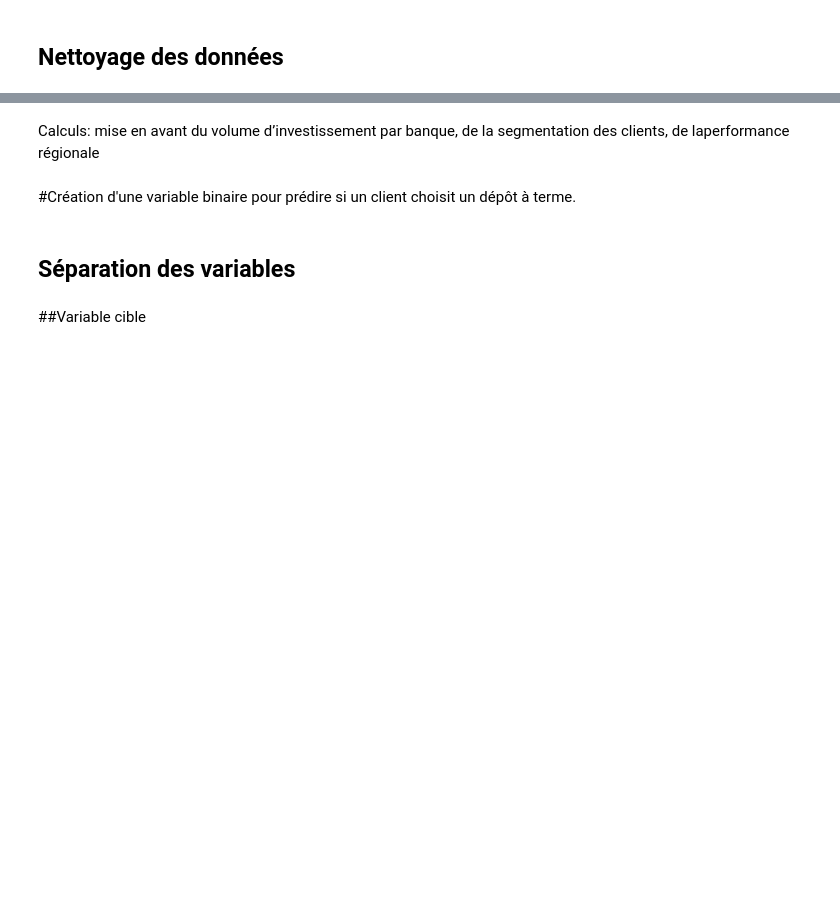
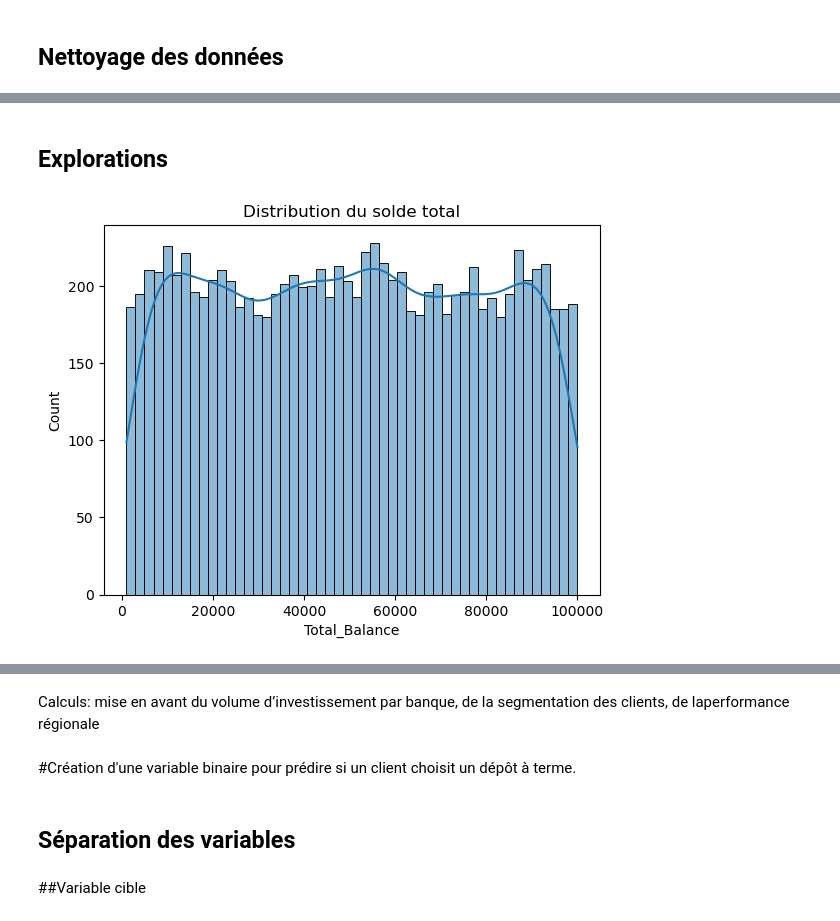
Before and after one commit to Miriam-Delgado/BankingMLProject, a Jupyter notebook: notebooks/exploration_V4.ipynb, the cells around one changed output, grey strips where cells are left out. Saved outputs shown, nothing was run; the diff lists cells and outputs as text; code cells hidden in the pictures; blank space fills up the shorter version.

Commit message:
explorationUpdate

```diff
--- a/notebooks/exploration_V4.ipynb
+++ b/notebooks/exploration_V4.ipynb
@@ -212,0 +217,3 @@ print(total_missing_percentage)
+# %%
+df_viz = df.copy()
+df_viz.head()
@@ -212,0 +227,9 @@ print(total_missing_percentage)
+# %% [markdown]
+## Explorations
+# %%
+# Distribution du solde
+sns.histplot(df_viz['Total_Balance'], bins=50, kde=True)
+plt.title("Distribution du solde total")
+plt.show()
+# %% [output]
+[figure, added]
```
Also changed, not shown: parts of 107 cells of this notebook, 5 other files.
